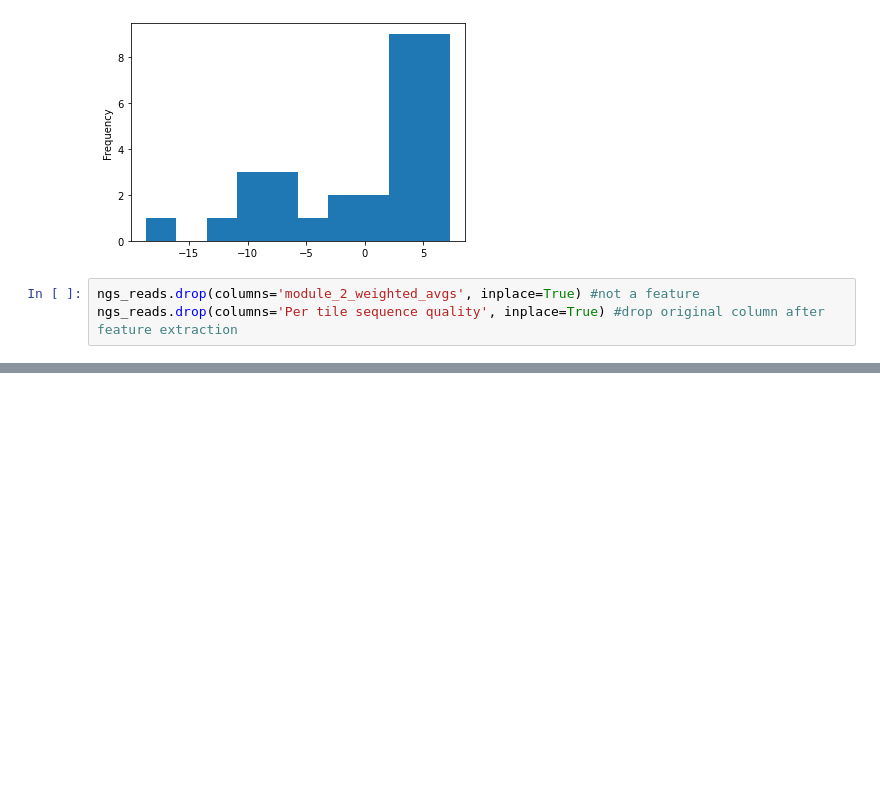
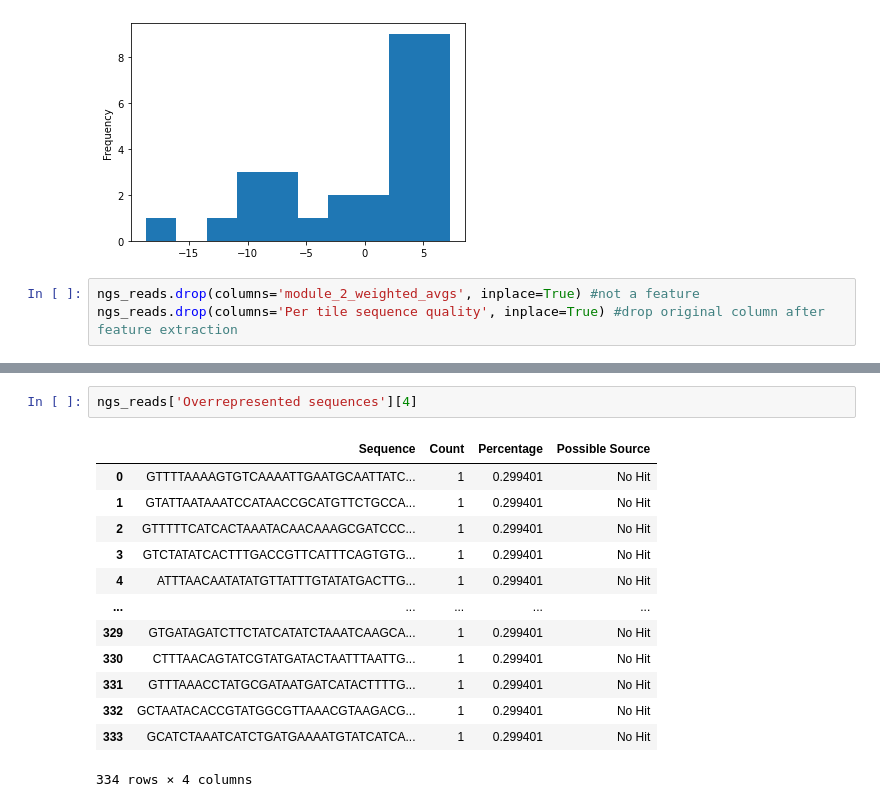
Before and after one commit to AlexHTW/ngs_quality_control, a Jupyter notebook: 06_feature_engineering_modules.ipynb, the cells around one changed output, grey strips where cells are left out. Saved outputs shown, nothing was run; the diff lists cells and outputs as text; blank space fills up the shorter version.

```diff
--- a/06_feature_engineering_modules.ipynb
+++ b/06_feature_engineering_modules.ipynb
@@ -236,0 +224,16 @@ ngs_reads.drop(columns='Adapter Content', inplace=True)
+# %%
+ngs_reads['Overrepresented sequences'][4]
+# %% [output]
+|  | Sequence | Count | Percentage | Possible Source |
+| 0 | GTTTTAAAAGTGTCAAAATTGAATGCAATTATC... | 1 | 0.299401 | No Hit |
+| 1 | GTATTAATAAATCCATAACCGCATGTTCTGCCA... | 1 | 0.299401 | No Hit |
+| 2 | GTTTTTCATCACTAAATACAACAAAGCGATCCC... | 1 | 0.299401 | No Hit |
+| 3 | GTCTATATCACTTTGACCGTTCATTTCAGTGTG... | 1 | 0.299401 | No Hit |
+| 4 | ATTTAACAATATATGTTATTTGTATATGACTTG... | 1 | 0.299401 | No Hit |
+| ... | ... | ... | ... | ... |
+| 329 | GTGATAGATCTTCTATCATATCTAAATCAAGCA... | 1 | 0.299401 | No Hit |
+| 330 | CTTTAACAGTATCGTATGATACTAATTTAATTG... | 1 | 0.299401 | No Hit |
+| 331 | GTTTAAACCTATGCGATAATGATCATACTTTTG... | 1 | 0.299401 | No Hit |
+| 332 | GCTAATACACCGTATGGCGTTAAACGTAAGACG... | 1 | 0.299401 | No Hit |
+| 333 | GCATCTAAATCATCTGATGAAAATGTATCATCA... | 1 | 0.299401 | No Hit |
+334 rows × 4 columns
```
Also changed, not shown: parts of 44 cells of this notebook.
